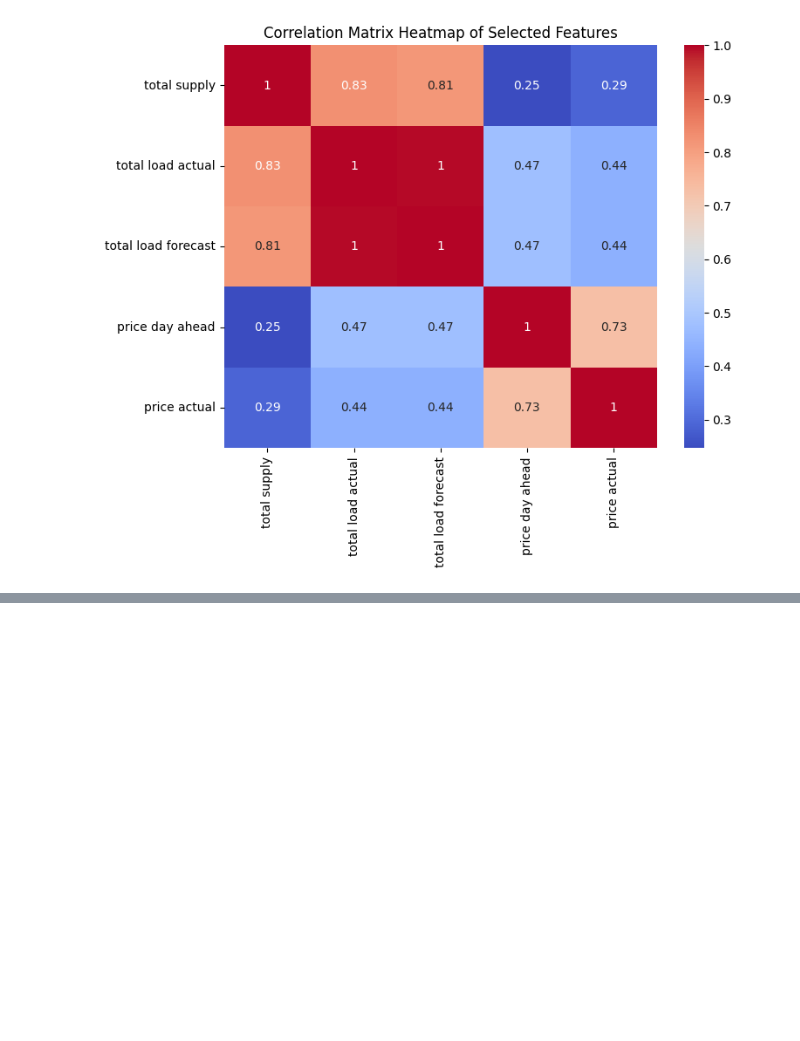
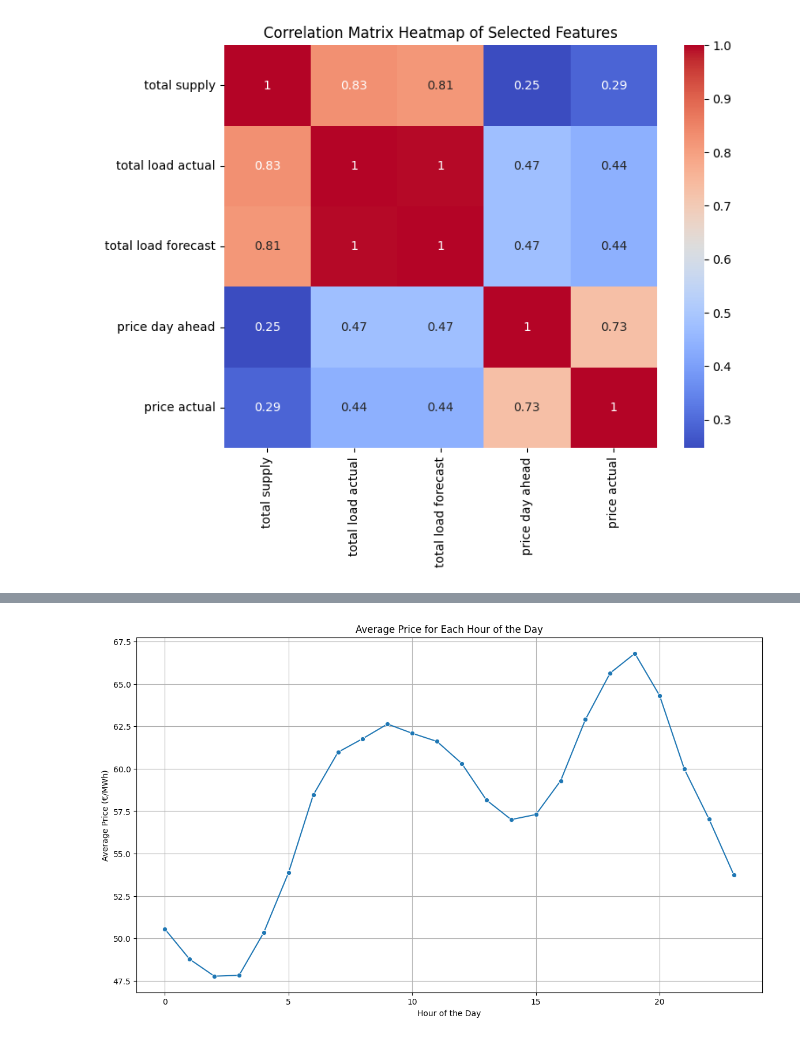
Before and after one commit to SheidaMajidi/energy_consumption, a Jupyter notebook: EDA/eda.ipynb, the cells around one changed output, grey strips where cells are left out. Saved outputs shown, nothing was run; the diff lists cells and outputs as text; code cells hidden in the pictures; blank space fills up the shorter version.

```diff
--- a/EDA/eda.ipynb
+++ b/EDA/eda.ipynb
@@ -296,0 +362,17 @@ plt.show()
+# %%
+# extract the hour from the datetime
+data['hour'] = data['time'].dt.hour
+
+# average price for each hour of the day
+hourly_price_avg = data.groupby('hour')['price actual'].mean().reset_index()
+# %%
+# average price for each hour of the day
+plt.figure(figsize=(14, 8))
+sns.lineplot(x='hour', y='price actual', data=hourly_price_avg, marker='o')
+plt.title('Average Price for Each Hour of the Day')
+plt.xlabel('Hour of the Day')
+plt.ylabel('Average Price (€/MWh)')
+plt.grid(True)
+plt.show()
+# %% [output]
+[figure, added]
```
Also changed, not shown: parts of 8 cells of this notebook.
